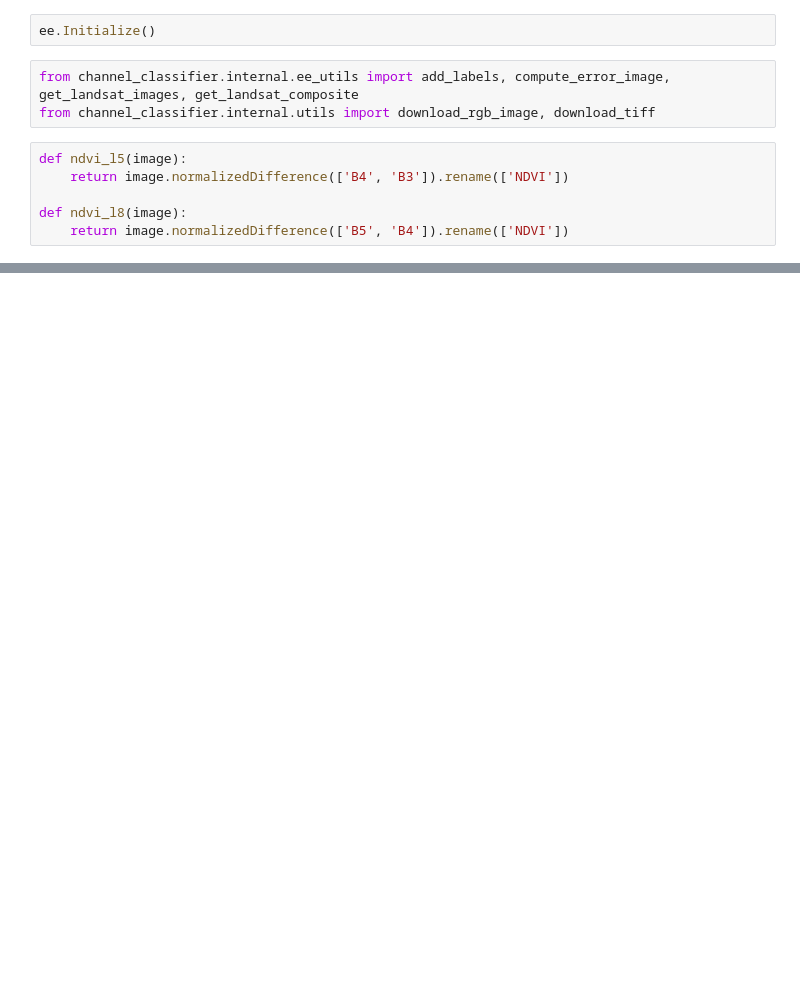
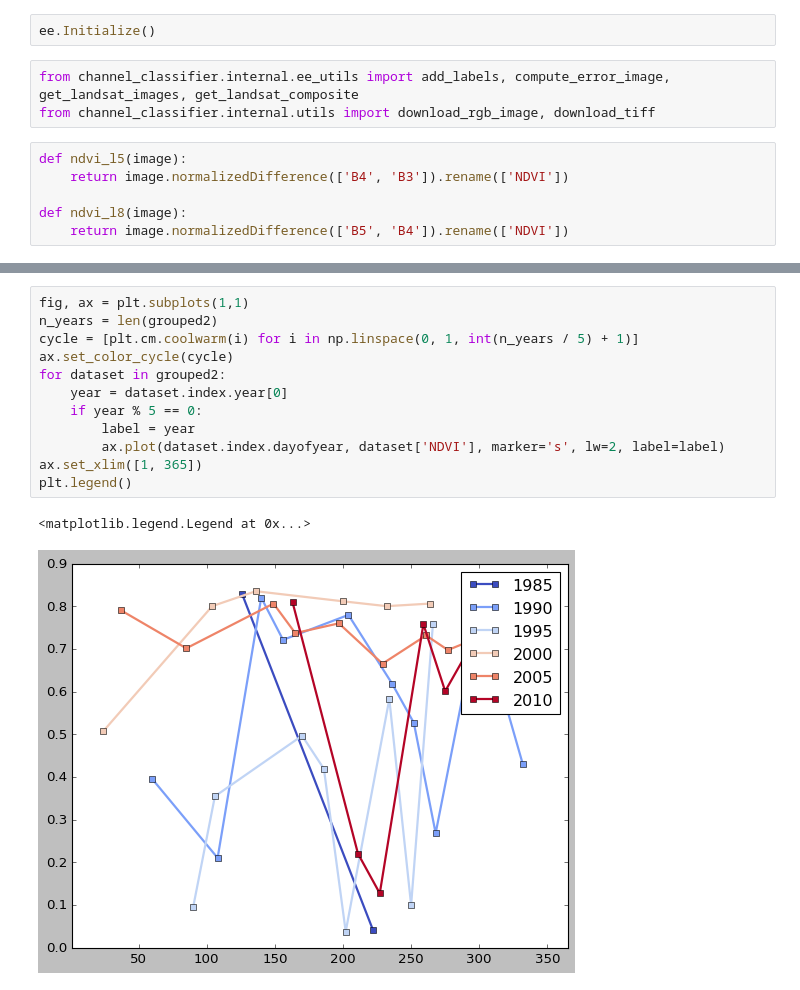
Before and after one commit to nongroup-lanl/ee-notebooks, a Jupyter notebook: rio-madre-de-dios.ipynb, the cells around one changed output, grey strips where cells are left out. Cells and saved outputs as stored; diff of their text form; blank space fills up the shorter version.

```diff
--- a/rio-madre-de-dios.ipynb
+++ b/rio-madre-de-dios.ipynb
@@ -82,0 +92,15 @@ plt.legend(['RMDD', 'Background'])
+# %%
+fig, ax = plt.subplots(1,1)
+n_years = len(grouped2)
+cycle = [plt.cm.coolwarm(i) for i in np.linspace(0, 1, int(n_years / 5) + 1)]
+ax.set_color_cycle(cycle)
+for dataset in grouped2:
+    year = dataset.index.year[0]
+    if year % 5 == 0:
+        label = year
+        ax.plot(dataset.index.dayofyear, dataset['NDVI'], marker='s', lw=2, label=label)
+ax.set_xlim([1, 365])
+plt.legend()
+# %% [output]
+<matplotlib.legend.Legend at 0x...>
+[figure, added]
```
Also changed, not shown: parts of 6 cells of this notebook, 1 other file.
